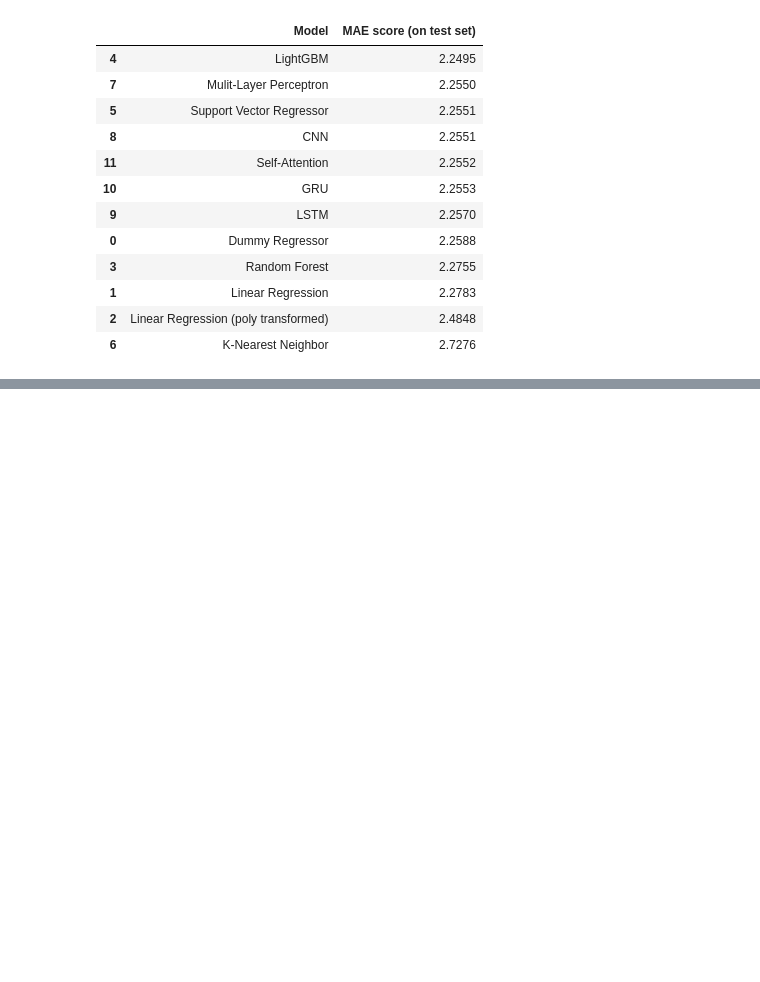
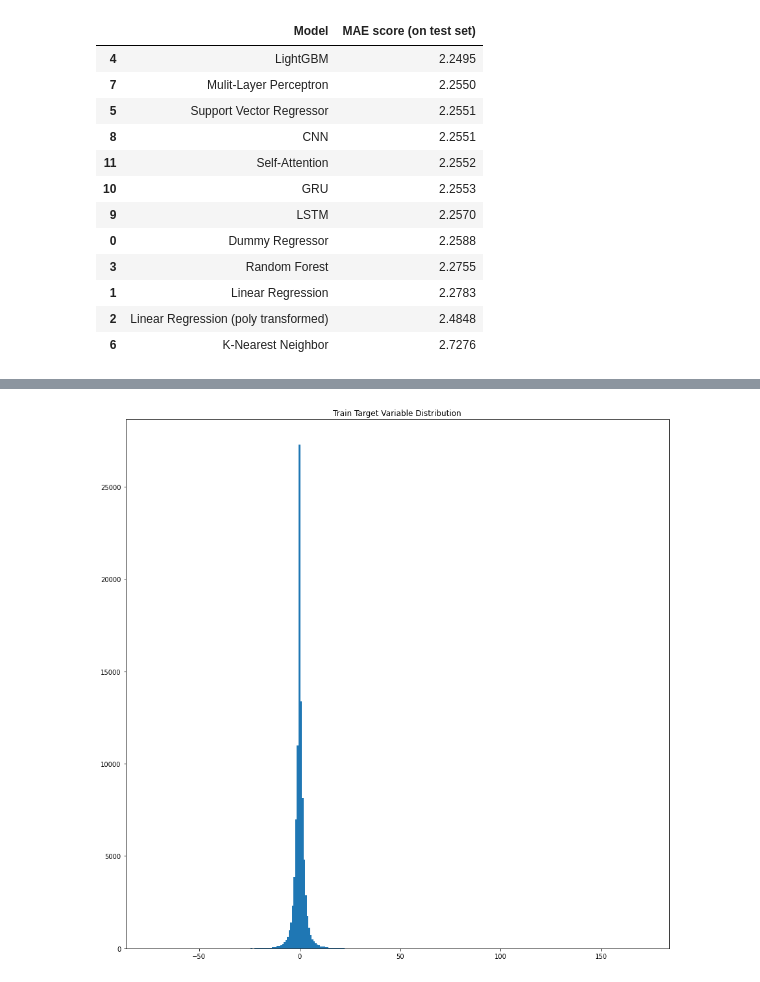
Before and after one commit to TazTornadoo/SigmoidFreud, a Jupyter notebook: Python/Submission/Electricity_price_prediction_5.ipynb, the cells around one changed output, grey strips where cells are left out. Cells and saved outputs as stored; diff of their text form; code cells hidden in the pictures; blank space fills up the shorter version.

```diff
--- a/Python/Submission/Electricity_price_prediction_5.ipynb
+++ b/Python/Submission/Electricity_price_prediction_5.ipynb
@@ -1148,0 +1213,9 @@ performance_df.sort_values('MAE score (on test set)')
+# %%
+col = "Train Target Variable"
+plt.figure(figsize=(15,15))
+plt.hist(y_train_window_size_5, bins= 300)
+
+plt.title(f"{col} Distribution")
+plt.show()
+# %% [output]
+[figure, added]
```
Also changed, not shown: parts of 11 cells of this notebook.
